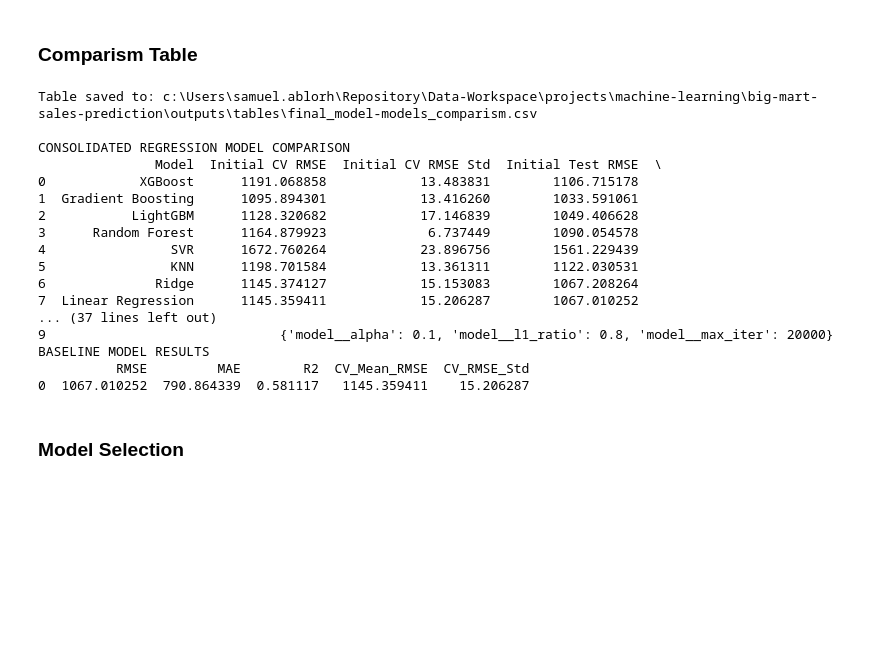
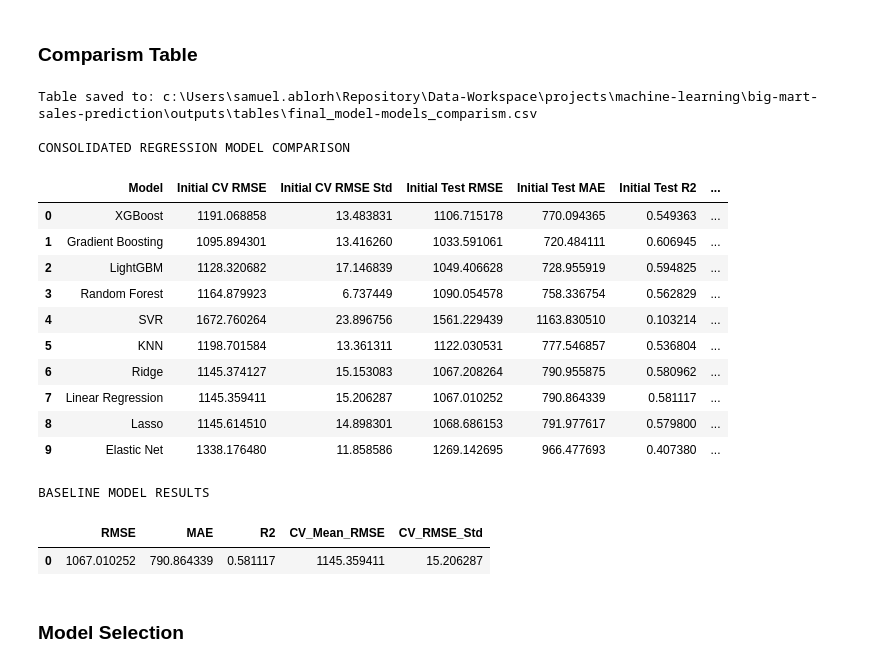
Before and after one commit to samuelablorh/big-mart-sales-prediction, a Jupyter notebook: notebooks/big_mart_sales_prediction.ipynb, the cells around one changed output. Drawn from its saved outputs; the diff is of its cells as text; code cells hidden in the pictures; blank space fills up the shorter version.

```diff
--- a/notebooks/big_mart_sales_prediction.ipynb
+++ b/notebooks/big_mart_sales_prediction.ipynb
@@ -2944,49 +2944,49 @@ def create_regression_comparison(
     comparison_df = comparison_df[
         [col for col in preferred_columns if col in comparison_df.columns]
     ].sort_values(
         by="Tuned CV RMSE",
         na_position="last"
     ).reset_index(drop=True)
 
     save_table(table=comparison_df, filename="final_model-models_comparism")
 
     print("CONSOLIDATED REGRESSION MODEL COMPARISON")
-    print(comparison_df)
+    display(comparison_df)
 
     return comparison_df
 
 
 # ============================================================
 # EXECUTE COMPARISON
 # ============================================================
 
 regression_comparison_df = create_regression_comparison(
     improved_model_results=improved_model_results,
     improved_cv_results=improved_cv_results,
     tuning_results_df=tuning_results_df,
     final_test_results=final_test_results
 )
 
 print("BASELINE MODEL RESULTS")
-print(baseline_results)
+display(baseline_results)
 # %% [output]
 Table saved to: c:\Users\samuel.ablorh\Repository\Data-Workspace\projects\machine-learning\big-mart-sales-prediction\outputs\tables\final_model-models_comparism.csv
 
 CONSOLIDATED REGRESSION MODEL COMPARISON
-               Model  Initial CV RMSE  Initial CV RMSE Std  Initial Test RMSE  \
-0            XGBoost      1191.068858            13.483831        1106.715178
-1  Gradient Boosting      1095.894301            13.416260        1033.591061
-2           LightGBM      1128.320682            17.146839        1049.406628
-3      Random Forest      1164.879923             6.737449        1090.054578
-4                SVR      1672.760264            23.896756        1561.229439
-5                KNN      1198.701584            13.361311        1122.030531
-6              Ridge      1145.374127            15.153083        1067.208264
-7  Linear Regression      1145.359411            15.206287        1067.010252
-... (37 lines left out)
-9                              {'model__alpha': 0.1, 'model__l1_ratio': 0.8, 'model__max_iter': 20000}
-BASELINE MODEL RESULTS
-          RMSE         MAE        R2  CV_Mean_RMSE  CV_RMSE_Std
-0  1067.010252  790.864339  0.581117   1145.359411    15.206287
+|  | Model | Initial CV RMSE | Initial CV RMSE Std | Initial Test RMSE | Initial Test MAE | Initial Test R2 | ... |
+| 0 | XGBoost | 1191.068858 | 13.483831 | 1106.715178 | 770.094365 | 0.549363 | ... |
+| 1 | Gradient Boosting | 1095.894301 | 13.416260 | 1033.591061 | 720.484111 | 0.606945 | ... |
+| 2 | LightGBM | 1128.320682 | 17.146839 | 1049.406628 | 728.955919 | 0.594825 | ... |
+| 3 | Random Forest | 1164.879923 | 6.737449 | 1090.054578 | 758.336754 | 0.562829 | ... |
+| 4 | SVR | 1672.760264 | 23.896756 | 1561.229439 | 1163.830510 | 0.103214 | ... |
+| 5 | KNN | 1198.701584 | 13.361311 | 1122.030531 | 777.546857 | 0.536804 | ... |
+| 6 | Ridge | 1145.374127 | 15.153083 | 1067.208264 | 790.955875 | 0.580962 | ... |
+| 7 | Linear Regression | 1145.359411 | 15.206287 | 1067.010252 | 790.864339 | 0.581117 | ... |
+| 8 | Lasso | 1145.614510 | 14.898301 | 1068.686153 | 791.977617 | 0.579800 | ... |
+| 9 | Elastic Net | 1338.176480 | 11.858586 | 1269.142695 | 966.477693 | 0.407380 | ... |
+BASELINE MODEL RESULTS
+|  | RMSE | MAE | R2 | CV_Mean_RMSE | CV_RMSE_Std |
+| 0 | 1067.010252 | 790.864339 | 0.581117 | 1145.359411 | 15.206287 |
 # %% [markdown]
 ### Model Selection
 # %%
```
